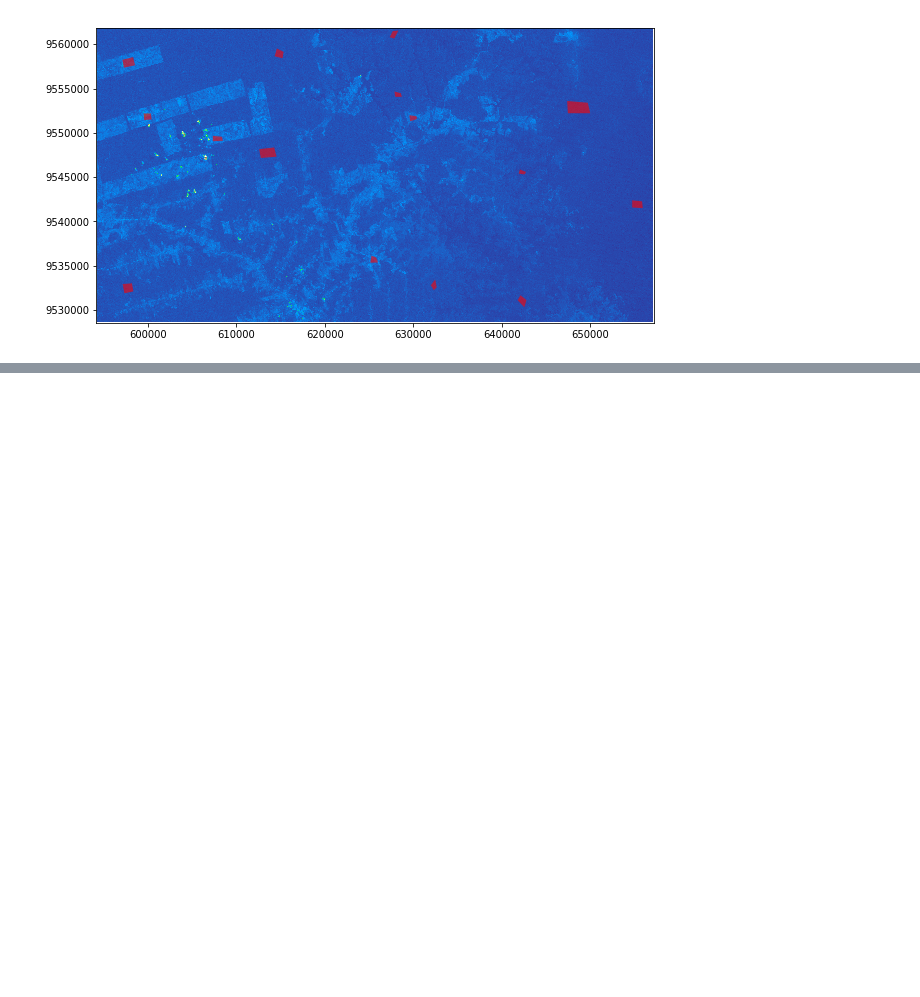
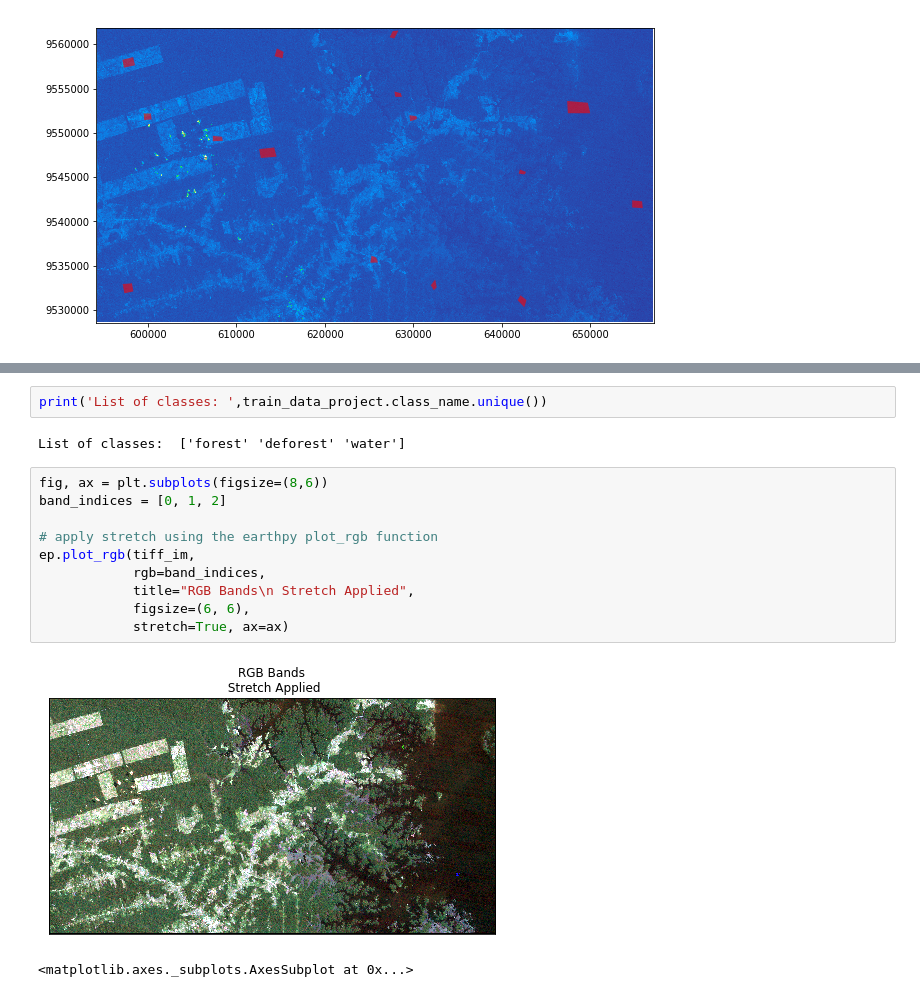
Before and after one commit to IslamAlam/RemoteSensing, a Jupyter notebook: multi_spectral_image_classification.ipynb, the cells around one changed output, grey strips where cells are left out. Cells and saved outputs as stored; diff of their text form; blank space fills up the shorter version.

```diff
--- a/multi_spectral_image_classification.ipynb
+++ b/multi_spectral_image_classification.ipynb
@@ -231,0 +262,17 @@ vector_layer.plot(ax=ax, alpha=.6, color='r')
+# %%
+print('List of classes: ',train_data_project.class_name.unique())
+# %% [output]
+List of classes:  ['forest' 'deforest' 'water']
+# %%
+fig, ax = plt.subplots(figsize=(8,6))
+band_indices = [0, 1, 2]
+
+# apply stretch using the earthpy plot_rgb function
+ep.plot_rgb(tiff_im,
+            rgb=band_indices,
+            title="RGB Bands\n Stretch Applied",
+            figsize=(6, 6),
+            stretch=True, ax=ax)
+# %% [output]
+[figure, added]
+<matplotlib.axes._subplots.AxesSubplot at 0x...>
```
Also changed, not shown: parts of 5 cells of this notebook.
